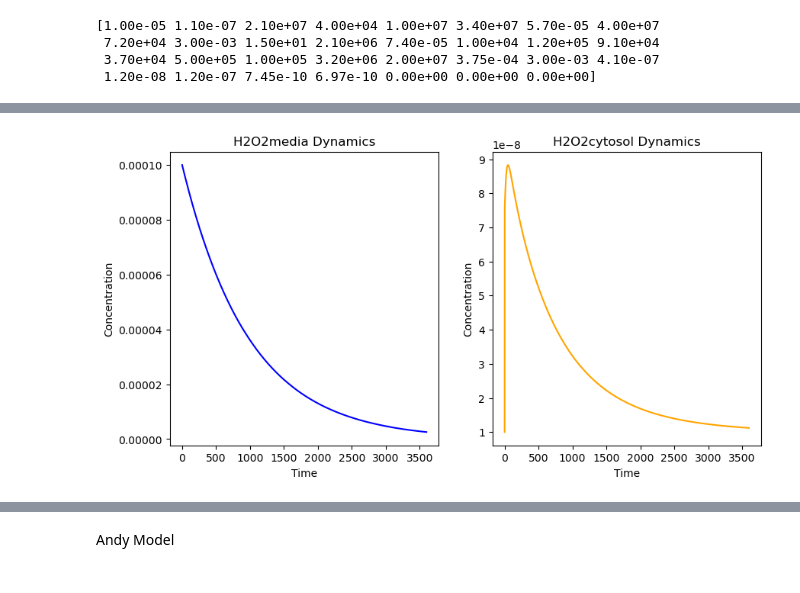
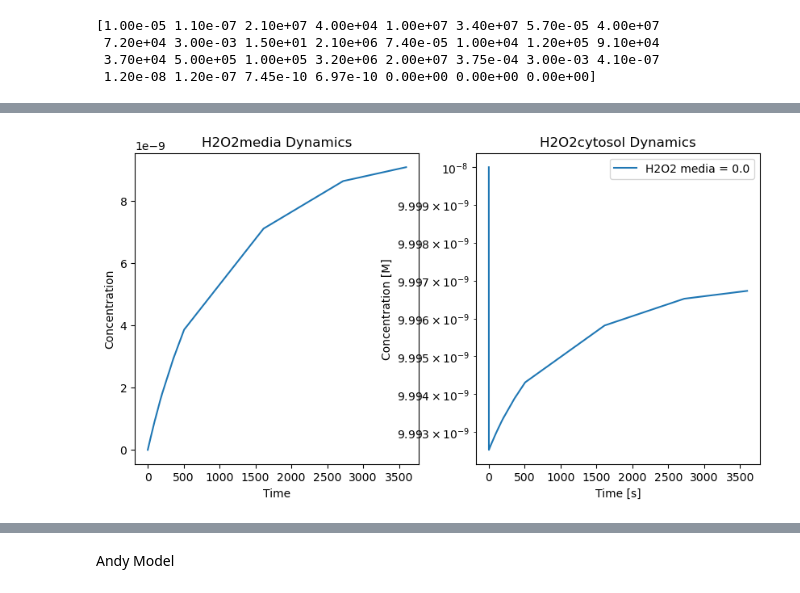
Before and after one commit to yunchen-git/ROS-ABM, a Jupyter notebook: testbed.ipynb, the cells around one changed output, grey strips where cells are left out. Cells and saved outputs as stored; diff of their text form; code cells hidden in the pictures.

```diff
--- a/testbed.ipynb
+++ b/testbed.ipynb
@@ -112,13 +112,13 @@ def model(x, t, k):
                + k[29] * x[25] * x[27]                                      # superoxide dismutase reduction and oxidation by superoxide
                )
 
-    print(2 * (k[22] * x[1] * 10e-3 * 2.98e-9) / (1.53e-14)
-               + k[2] * x[2] * (x[1] - x0[1])
-               + k[5] * x[7] * (x[1] - x0[1])
-               + k[7] * x[9] * (x[1] - x0[1])
-               + k[8] * x[10] * (x[1] - x0[1])
-               + k[13] * x[15] * (x[1] - x0[1])
-               + k[17] * x[20] * (x[1] - x0[1]))
+    # print(2 * (k[22] * x[1] * 10e-3 * 2.98e-9) / (1.53e-14)
+    #            + k[2] * x[2] * (x[1] - x0[1])
+    #            + k[5] * x[7] * (x[1] - x0[1])
+    #            + k[7] * x[9] * (x[1] - x0[1])
+    #            + k[8] * x[10] * (x[1] - x0[1])
+    #            + k[13] * x[15] * (x[1] - x0[1])
+    #            + k[17] * x[20] * (x[1] - x0[1]))
 
     dxdt[2] = (- k[2] * x[2] * (x[1] - x0[1])
                 + k[4] * (x[4] - x0[4]) * x[5])
@@ -197,19 +197,47 @@ import matplotlib.pyplot as plt
 from scipy.integrate import solve_ivp
 
 # # scavenger h2o2 removal rate
-# k[2]=0
-# k[5]=0
-# k[7]=0
-# k[8]=0
-# k[13]=0
-# k[17]=0
-# k[22]=0
+# k[2]=0            # e-8 -> e-7
+# k[5]=0            # 4e-10 -> e-7
+# k[7]=0            # e-8 -> e-7
+# k[8]=0            # e-23
+# k[13]=0           # e-11 -> e-7
+# k[17]=0           # e-9 -> e-7
+# k[22]=0           # e-7
 
 # scavenger production rate
 #k[23] = 0 # GSH synthesis
 
-t = np.linspace(0, 3600, 3600)
-solution = odeint(model, x0, t, args=(k,))
+# x0[0] = 1e-4
+plt.figure(figsize=(10, 5))
+x_range = np.logspace(-9, -9, 1)
+for x in x_range:
+    x0[0] = x
+    print(x0[0])
+    x0[0] = 0
+    # Solve the ODEs
+    t = np.linspace(0, 3600, 3600)
+    solution = odeint(model, x0, t, args=(k,))
+    plt.subplot(1, 2, 1)
+    plt.plot(t[0:120], solution[0:120,0], label='H2O2media')
+    #plt.plot(t, solution[:,0], label=f'H2O2 media = {x0[0]}')
+    plt.xlabel('Time')
+    plt.ylabel('Concentration')
+    plt.title('H2O2media Dynamics')
+    #plt.yscale('log')
+
+    plt.subplot(1, 2, 2)
+    #plt.plot(t[0:120], solution[0:120,1], label=f'H2O2 media = {x0[0]}')
+    plt.plot(t, solution[:,1], label=f'H2O2 media = {x0[0]}')
+    plt.xlabel('Time [s]')
+    plt.ylabel('Concentration [M]')
+    plt.title('H2O2cytosol Dynamics')
+    plt.yscale('log')
+
+plt.legend()
+plt.show()
+# t = np.linspace(0, 3600, 3600)
+# solution = odeint(model, x0, t, args=(k,))
 
 # #Replace odeint with solve_ivp
 # solution = solve_ivp(lambda t, y: model(y, t, k),
@@ -219,17 +247,17 @@ solution = odeint(model, x0, t, args=(k,))
 #                     t_eval=np.linspace(0, 3600))
 
 # Plot the results
-plt.figure(figsize=(10, 5))
-plt.subplot(1, 2, 1)
-plt.plot(t[0:120], solution[0:120,0], label='H2O2media', color='blue')
-plt.xlabel('Time')
-plt.ylabel('Concentration')
-plt.title('H2O2media Dynamics')
-plt.subplot(1, 2, 2)
-plt.plot(t[0:120], solution[0:120,1], label='H2O2cytosol', color='orange')
-plt.xlabel('Time')
-plt.ylabel('Concentration')
-plt.title('H2O2cytosol Dynamics')
-#plt.legend()
-plt.show()
+# plt.figure(figsize=(10, 5))
+# plt.subplot(1, 2, 1)
+# plt.plot(t[0:120], solution[0:120,0], label='H2O2media', color='blue')
+# plt.xlabel('Time')
+# plt.ylabel('Concentration')
+# plt.title('H2O2media Dynamics')
+# plt.subplot(1, 2, 2)
+# plt.plot(t[0:120], solution[0:120,1], label='H2O2cytosol', color='orange')
+# plt.xlabel('Time')
+# plt.ylabel('Concentration')
+# plt.title('H2O2cytosol Dynamics')
+# #plt.legend()
+# plt.show()
 # %% [output]
@@ -253,4 +265,4 @@ plt.show()
-[figure, old version]
+[figure, new version]
 # %%
 plt.figure(figsize=(10, 5))
 plt.plot(t, solution[:, 9], label='Prx-SH', color='blue')
```
Also changed, not shown: parts of 2 cells of this notebook, 17 other files.
